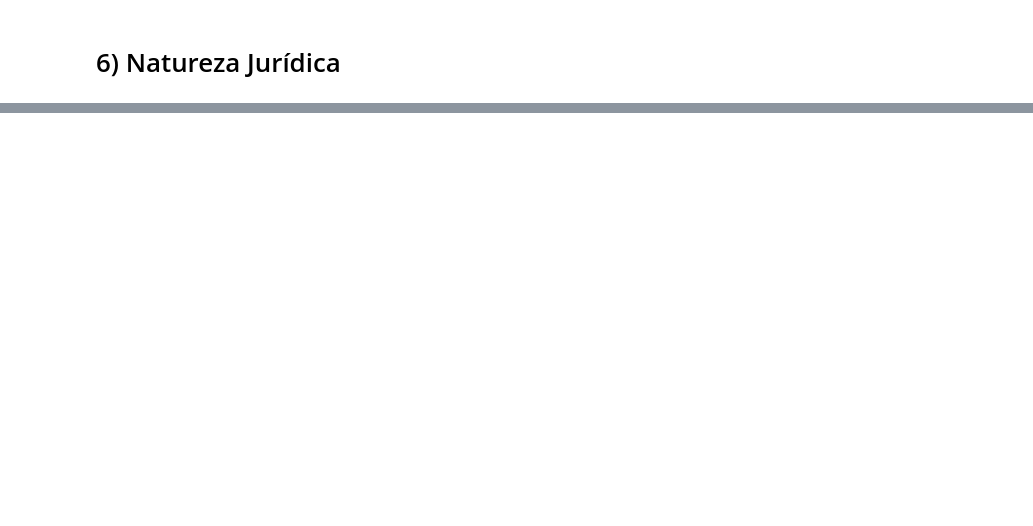
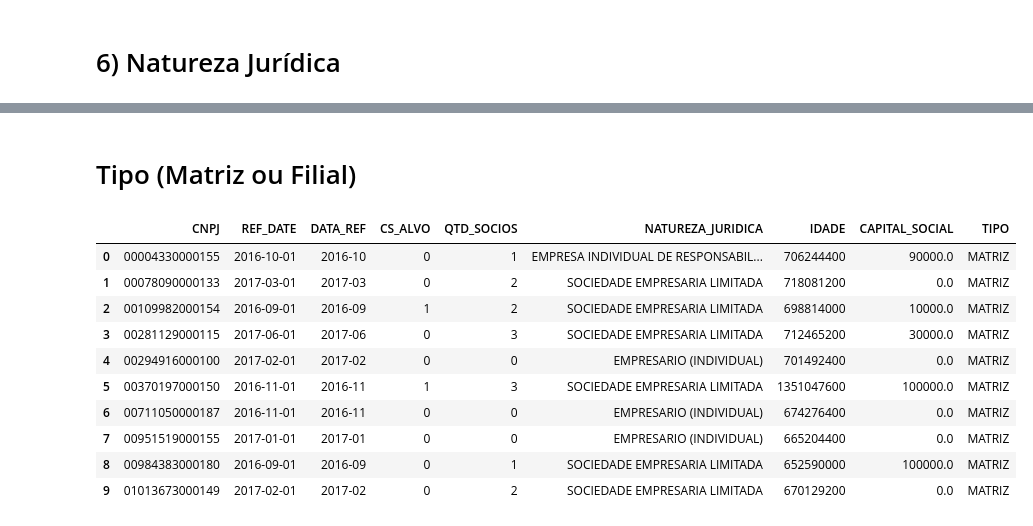
Before and after one commit to claudioalvesmonteiro/machinelearning-CNPJ, a Jupyter notebook: codes/Codigo_alternativo.ipynb, the cells around one changed output, grey strips where cells are left out. Drawn from its saved outputs; the diff is of its cells as text; code cells hidden in the pictures; blank space fills up the shorter version.

```diff
--- a/codes/Codigo_alternativo.ipynb
+++ b/codes/Codigo_alternativo.ipynb
@@ -466,0 +311,6 @@ encoded.select(encoded.NATUREZA_JURIDICA_Vec).show()
+# %%
+df_aux = df_base.select('CNPJ','REF_DATE','ABERTURA').dropDuplicates()
+df_aux = df_aux.withColumn('ABERTURA',SF.col('ABERTURA').cast('timestamp'))
+df_aux = df_aux.withColumn('IDADE',SF.col('REF_DATE').cast("long")-SF.col('ABERTURA').cast("long")).drop('ABERTURA')
+
+df_aux.show(5)
@@ -471,0 +377,3 @@ encoded.select(encoded.NATUREZA_JURIDICA_Vec).show()
+# %%
+df_aux = df_base.select('CNPJ','REF_DATE','CAPITAL_SOCIAL').dropDuplicates()
+df_aux.show(50)
@@ -471,0 +413,18 @@ encoded.select(encoded.NATUREZA_JURIDICA_Vec).show()
+# %% [markdown]
+<h1> Tipo (Matriz ou Filial) </h1>
+# %%
+df_aux = df_base.select('CNPJ','REF_DATE','TIPO').dropDuplicates()
+df_final = df_final.join(df_aux,['CNPJ','REF_DATE'], 'left' )
+df_final.limit(10).toPandas()
+# %% [output]
+|  | CNPJ | REF_DATE | DATA_REF | CS_ALVO | QTD_SOCIOS | NATUREZA_JURIDICA | IDADE | CAPITAL_SOCIAL | TIPO |
+| 0 | 00004330000155 | 2016-10-01 | 2016-10 | 0 | 1 | EMPRESA INDIVIDUAL DE RESPONSABIL... | 706244400 | 90000.0 | MATRIZ |
+| 1 | 00078090000133 | 2017-03-01 | 2017-03 | 0 | 2 | SOCIEDADE EMPRESARIA LIMITADA | 718081200 | 0.0 | MATRIZ |
+| 2 | 00109982000154 | 2016-09-01 | 2016-09 | 1 | 2 | SOCIEDADE EMPRESARIA LIMITADA | 698814000 | 10000.0 | MATRIZ |
+| 3 | 00281129000115 | 2017-06-01 | 2017-06 | 0 | 3 | SOCIEDADE EMPRESARIA LIMITADA | 712465200 | 30000.0 | MATRIZ |
+| 4 | 00294916000100 | 2017-02-01 | 2017-02 | 0 | 0 | EMPRESARIO (INDIVIDUAL) | 701492400 | 0.0 | MATRIZ |
+| 5 | 00370197000150 | 2016-11-01 | 2016-11 | 1 | 3 | SOCIEDADE EMPRESARIA LIMITADA | 1351047600 | 100000.0 | MATRIZ |
+| 6 | 00711050000187 | 2016-11-01 | 2016-11 | 0 | 0 | EMPRESARIO (INDIVIDUAL) | 674276400 | 0.0 | MATRIZ |
+| 7 | 00951519000155 | 2017-01-01 | 2017-01 | 0 | 0 | EMPRESARIO (INDIVIDUAL) | 665204400 | 0.0 | MATRIZ |
+| 8 | 00984383000180 | 2016-09-01 | 2016-09 | 0 | 1 | SOCIEDADE EMPRESARIA LIMITADA | 652590000 | 100000.0 | MATRIZ |
+| 9 | 01013673000149 | 2017-02-01 | 2017-02 | 0 | 2 | SOCIEDADE EMPRESARIA LIMITADA | 670129200 | 0.0 | MATRIZ |
```
Also changed, not shown: parts of 40 cells of this notebook.
